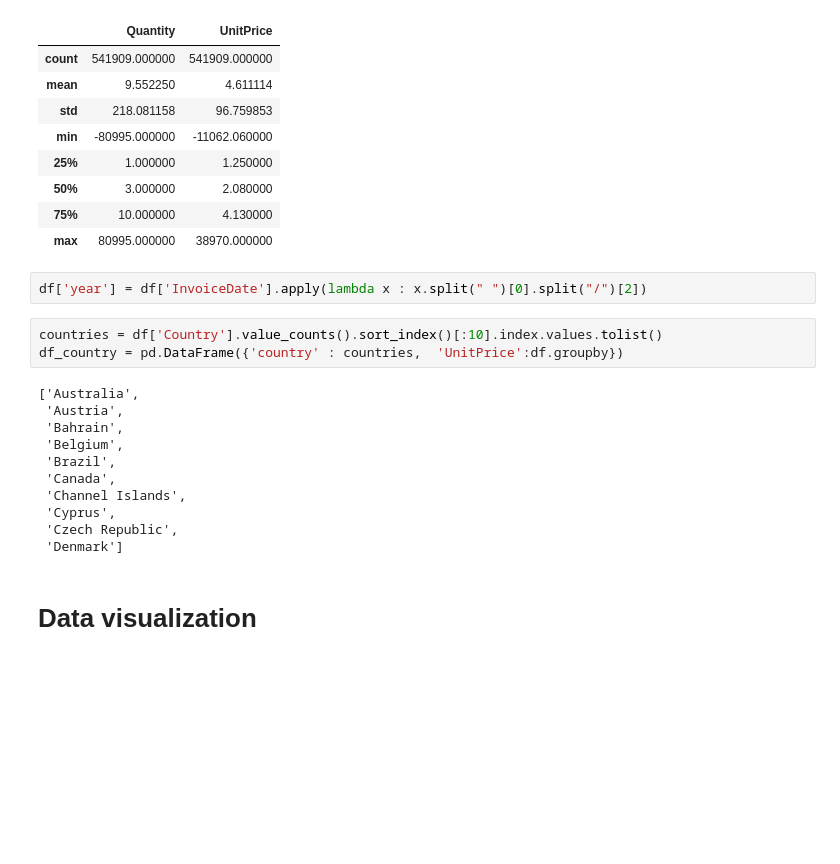
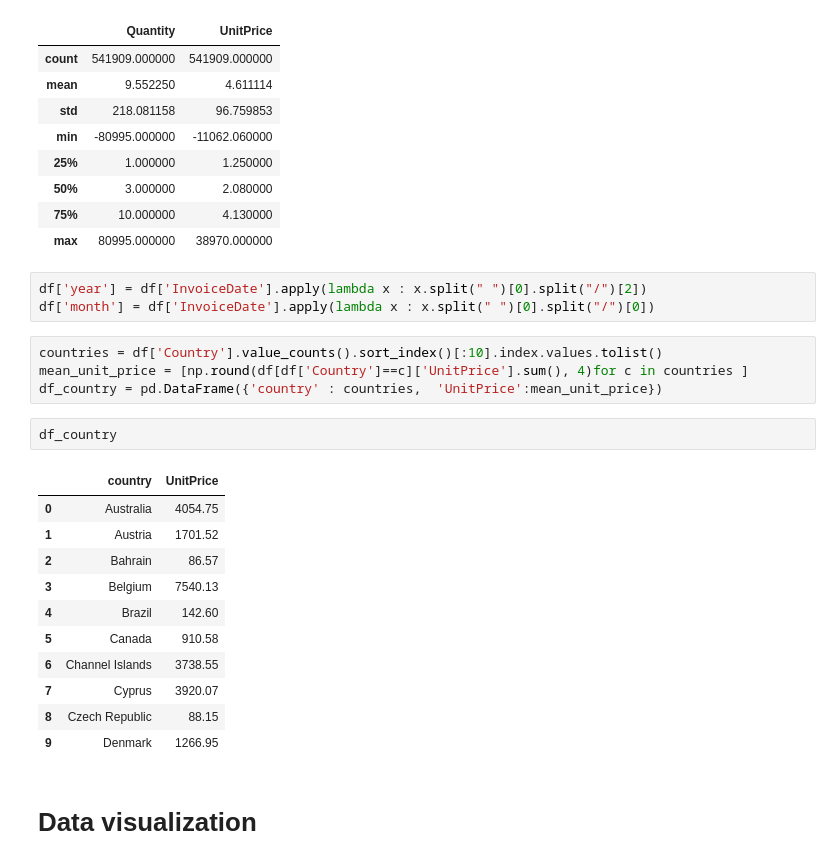
Before and after one commit to WalaaAShaaban/E-Commerce-Neural-Nework, a Jupyter notebook: NN-ecommerce.ipynb, the cells around one changed output. Drawn from its saved outputs; the diff is of its cells as text; blank space fills up the shorter version.

```diff
--- a/NN-ecommerce.ipynb
+++ b/NN-ecommerce.ipynb
@@ -67,21 +67,25 @@ df.describe()
 | max | 80995.000000 | 38970.000000 |
 # %%
 df['year'] = df['InvoiceDate'].apply(lambda x : x.split(" ")[0].split("/")[2])
+df['month'] = df['InvoiceDate'].apply(lambda x : x.split(" ")[0].split("/")[0])
 # %%
 countries = df['Country'].value_counts().sort_index()[:10].index.values.tolist()
-df_country = pd.DataFrame({'country' : countries,  'UnitPrice':df.groupby})
+mean_unit_price = [np.round(df[df['Country']==c]['UnitPrice'].sum(), 4)for c in countries ]
+df_country = pd.DataFrame({'country' : countries,  'UnitPrice':mean_unit_price})
 # %%
+df_country
 # %% [output]
-['Australia',
- 'Austria',
- 'Bahrain',
- 'Belgium',
- 'Brazil',
- 'Canada',
- 'Channel Islands',
- 'Cyprus',
- 'Czech Republic',
- 'Denmark']
+|  | country | UnitPrice |
+| 0 | Australia | 4054.75 |
+| 1 | Austria | 1701.52 |
+| 2 | Bahrain | 86.57 |
+| 3 | Belgium | 7540.13 |
+| 4 | Brazil | 142.60 |
+| 5 | Canada | 910.58 |
+| 6 | Channel Islands | 3738.55 |
+| 7 | Cyprus | 3920.07 |
+| 8 | Czech Republic | 88.15 |
+| 9 | Denmark | 1266.95 |
 # %% [markdown]
 # Data visualization
 # %%
```
Also changed, not shown: parts of 5 cells of this notebook.
